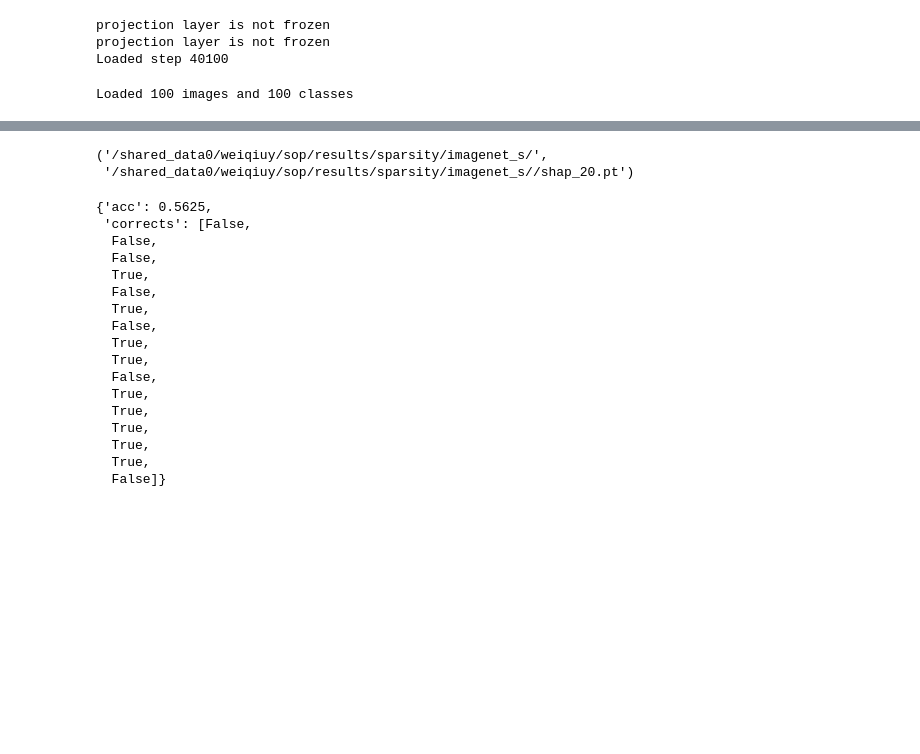
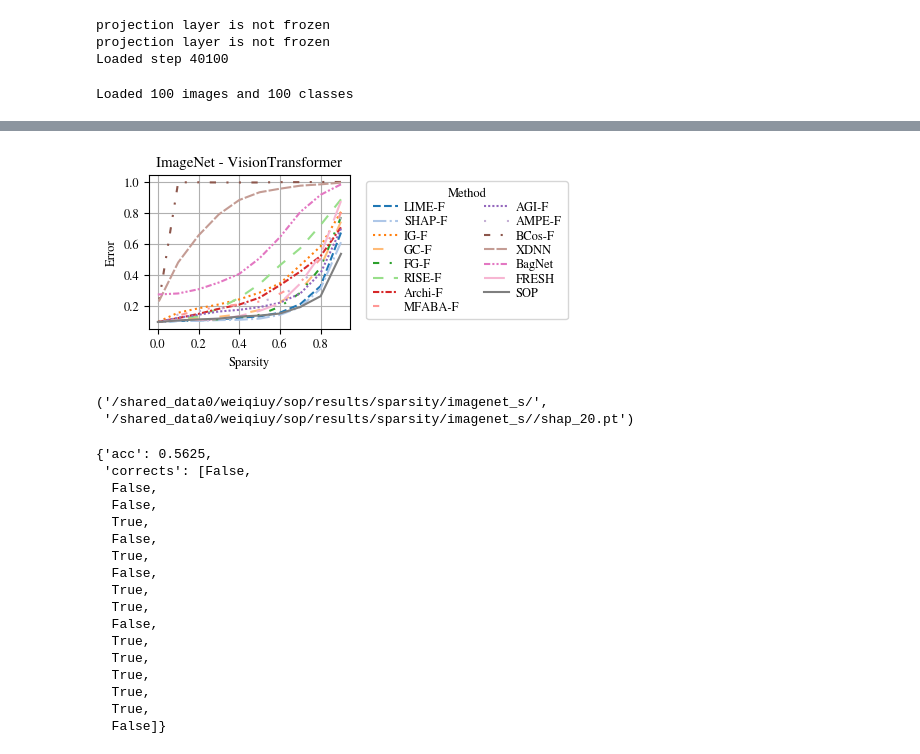
Before and after one commit to BrachioLab/sop, a Jupyter notebook: notebooks/metrics/sparsity.ipynb, the cells around one changed output, grey strips where cells are left out. Cells and saved outputs as stored; diff of their text form; code cells hidden in the pictures; blank space fills up the shorter version.

```diff
--- a/notebooks/metrics/sparsity.ipynb
+++ b/notebooks/metrics/sparsity.ipynb
@@ -116,0 +137,7 @@ for k in tqdm(np.linspace(0.1, 1, 10)):
+# %%
+results_all = {}
+for method in methods:
+    save_dir = f'/shared_data0/weiqiuy/sop/results/sparsity/{val_config["dataset"]["name"]}/'
+    results_path = f'{save_dir}/{method}.pt'
+    results = torch.load(results_path)
+    results_all[method] = results
@@ -117,3 +152,96 @@ for k in tqdm(np.linspace(0.1, 1, 10)):
+# %%
+# Acc plot
+import numpy as np
+import matplotlib.pyplot as plt
+
+import matplotlib.cm as cm
+
+plt.rcParams.update({
+    'font.size': 9,
+    # 'font.family': [] #'Times New Roman'
+})  # Set a default font size
+
+
+name_mapping = {
+    'lime_20': 'LIME-F',
+    'shap_20': 'SHAP-F',
+    'intgrad': 'IG-F',
+    'gradcam': 'GC-F',
+    'fullgrad': 'FG-F',
+    'rise_20': 'RISE-F',
+    'archipelago': 'Archi-F',
+    'mfaba': 'MFABA-F',
+    'agi': 'AGI-F',
+    'ampe': 'AMPE-F',
+    'bcos': 'BCos-F',
+    'xdnn': 'XDNN',
+    'bagnet': 'BagNet',
+    'attn': 'FRESH',
+    'sop': 'SOP',
+}
+
+# Data provided by the user
+data = {key: results_all[key] for key in name_mapping}
+
+# X-axis for the plot (assuming these are the points of interest or epochs)
+# x = list(range(1, 11))
+x = np.linspace(0.1, 1, 10)
+
+colors_all = cm.get_cmap('tab20')  # The second argument specifies how many discrete colors to generate
+# hatches_all = ['///', '\\\\\\', '---', '++++', 'xxxx', 'oo', 'OO', '...', '**', '\\\\\\...', '']
+# hatches_all = ['///', '\\\\\\', '---', '++++', 'xxxx', 'oo','...', '**', '']
+
+# # # Generate colors from the colormap
+colors = [colors_all(i) for i in range(len(name_mapping))]  # tab10.N is 10
+# hatches = [hatches_all[i] for i in range(len(name_mapping))]
+
+# Assigning different line styles to each line for better differentiation
+# line_styles = ['--', '-.', ':', (0, (3, 5, 1, 5)), (0, (3, 1, 1, 1, 1, 1)), (0, (5, 10)), (0, (5, 5)), (0, (3, 10, 1, 10)), '-']
+# line_styles = ['-'] * len(colors)
+line_styles = [
+    '--',                   # Dashed line
+    '-.',                   # Dash-dot line
+    ':',                    # Dotted line
+    (0, (5, 10)),           # Long dashed line
+    (0, (3, 5, 1, 5)),      # Dash-dot-dot line
+    (0, (5, 5)),            # Densely dashed line
+    (0, (3, 1, 1, 1)),      # Densely dash-dot line
+    (0, (3, 10, 1, 10)),    # Loosely dash-dot line
+    (0, (1, 1)),            # Densely dotted line
+    (0, (1, 10)),           # Loosely dotted line
+    (0, (3, 5, 1, 5, 1, 5)),  # Dash-dot-dot-dot line
+    (0, (5, 1)),            # Densely dashed line (alternative)
+    (0, (3, 1, 1, 1, 1, 1)),  # Densely dash-dot-dot line
+    (0, (10, 5)),            # Loosely dashed line (alternative)
+    '-',                    # Solid line
+]
+
+# Plotting with updated line styles
+plt.figure(figsize=(2.6, 2))  # Adjusted for better visualization
+for (key, values), style, color in zip(data.items(), line_styles, colors):
+    # print(values)
+    # print(list(range(len(values) - 1, -1, -1)))
+    # print(list(values.values()))
+    # print(key)
+    plt.plot([1 - xi for xi in x], [1 - list(values.values())[i]['acc'] for i in range(len(values))], label=name_mapping[key], linestyle=style, color=color)
+
+    # plt.plot(x, [1 - list(values.values())[i] for i in range(len(values) - 1, -1, -1)], label=name_mapping[key], linestyle=style, color=color)
+
+plt.title('ImageNet - VisionTransformer')
+plt.xlabel('Sparsity')
+plt.ylabel('Error')
+# plt.legend(loc='upper left', bbox_to_anchor=(0.5, -0.15), ncol=3)
+legend = plt.legend(title="Method", bbox_to_anchor=(1.05, 1), loc='upper left',  ncol=2,
+                   labelspacing=0.2, handlelength=2, handletextpad=0.5,
+                   handleheight=0.5, borderpad=0.5)
+# plt.legend(title="Method", bbox_to_anchor=(1.05, 1), loc='upper left', ncol=2,
+#            labelspacing=0.2, handlelength=1, handletextpad=0.5,
+#            handleheight=0.5, borderpad=0.5)
+plt.grid(True)
+plt.savefig('imagenet_figs/acc_sparsity_imagenet.pdf', dpi=300, bbox_inches='tight', pad_inches=0)
+plt.show()
+# %% [output]
+[figure, added]
 # %%
 save_dir, results_path
 # %% [output]
```
Also changed, not shown: parts of 4 cells of this notebook, 31 other files.
